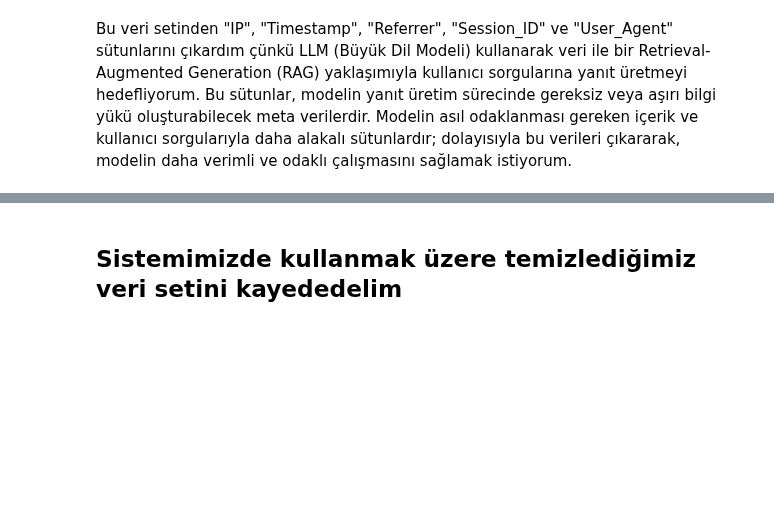
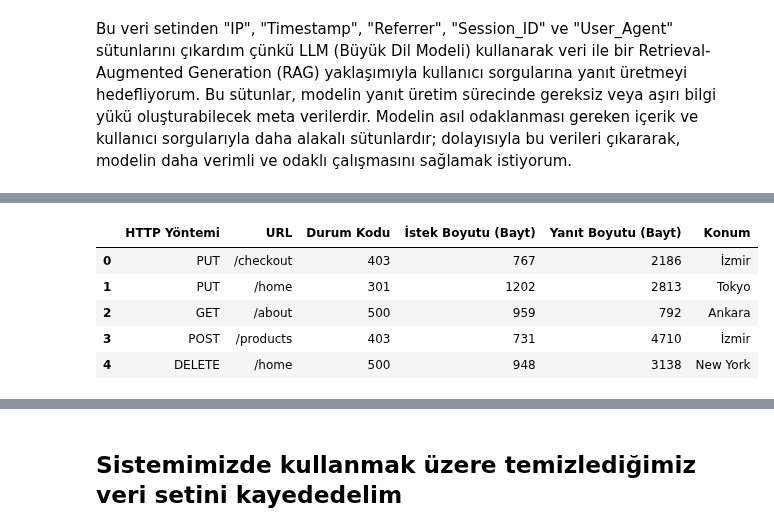
Before and after one commit to ibkya/Chat-with-csv--Using-Semantic-Search-, a Jupyter notebook: Data/datananalaysis.ipynb, the cells around one changed output, grey strips where cells are left out. Saved outputs shown, nothing was run; the diff lists cells and outputs as text; code cells hidden in the pictures; blank space fills up the shorter version.

```diff
--- a/Data/datananalaysis.ipynb
+++ b/Data/datananalaysis.ipynb
@@ -44,3 +44,18 @@ df.head()
 | 2 | GET | /about | 500 | 959 | 792 | Ankara |
 | 3 | POST | /products | 403 | 731 | 4710 | İzmir |
 | 4 | DELETE | /home | 500 | 948 | 3138 | New York |
+# %%
+# Sütun isimlerini Türkçe olarak yeniden adlandıralım
+df.columns = [
+    'HTTP Yöntemi', 'URL', 'Durum Kodu', 'İstek Boyutu (Bayt)',
+    'Yanıt Boyutu (Bayt)', 'Konum'
+]
+
+df.head()
+# %% [output]
+|  | HTTP Yöntemi | URL | Durum Kodu | İstek Boyutu (Bayt) | Yanıt Boyutu (Bayt) | Konum |
+| 0 | PUT | /checkout | 403 | 767 | 2186 | İzmir |
+| 1 | PUT | /home | 301 | 1202 | 2813 | Tokyo |
+| 2 | GET | /about | 500 | 959 | 792 | Ankara |
+| 3 | POST | /products | 403 | 731 | 4710 | İzmir |
+| 4 | DELETE | /home | 500 | 948 | 3138 | New York |
```
Also changed, not shown: parts of 3 cells of this notebook, 1 other file.
